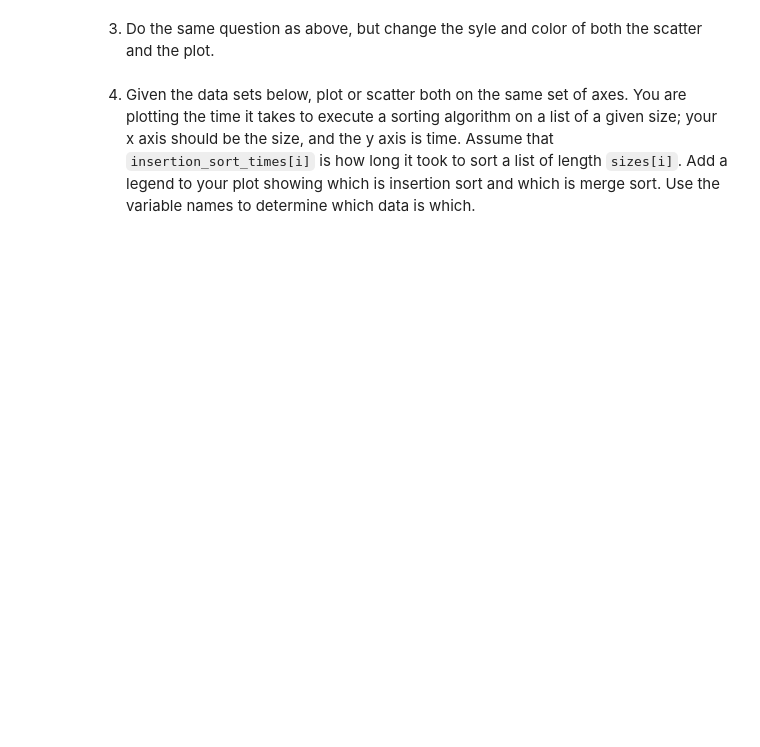
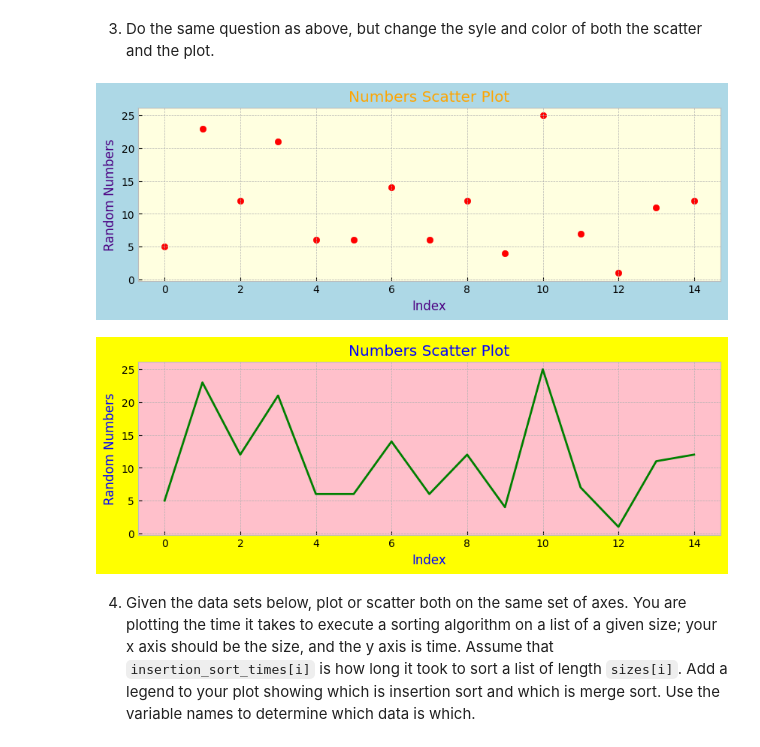
Before and after one commit to curt2023/pyplot, a Jupyter notebook: pyplot.ipynb, the cells around one changed output. Saved outputs shown, nothing was run; the diff lists cells and outputs as text; code cells hidden in the pictures; blank space fills up the shorter version.

```diff
--- a/pyplot.ipynb
+++ b/pyplot.ipynb
@@ -75,5 +96,24 @@ plt.show()
 # %% [markdown]
 3. Do the same question as above, but change the syle and color of both the scatter and the plot.
+# %%
+plt.figure(figsize=(10,3), facecolor='lightblue')
+plt.scatter(index, random_numbers, color='red')
+plt.gca().set_facecolor('lightyellow')
+plt.ylabel('Random Numbers', color='indigo')
+plt.xlabel('Index', color='indigo')
+plt.title('Numbers Scatter Plot', color='orange')
+
+plt.figure(figsize=(10,3), facecolor='yellow')
+plt.plot(index, random_numbers, color='green')
+plt.gca().set_facecolor('pink')
+plt.ylabel('Random Numbers', color='blue')
+plt.xlabel('Index', color='blue')
+plt.title('Numbers Scatter Plot', color='blue')
+
+plt.show()
+# %% [output]
+[figure, added]
+[figure, added]
 # %% [markdown]
 4. Given the data sets below, plot or scatter both on the same set of axes.  You are plotting the time it takes to execute a sorting algorithm on a list of a given size; your x axis should be the size, and the y axis is time.  Assume that `insertion_sort_times[i]` is how long it took to sort a list of length `sizes[i]`.  Add a legend to your plot showing which is insertion sort and which is merge sort.  Use the variable names to determine which data is which.
 # %%
```
Also changed, not shown: parts of 2 cells of this notebook.
